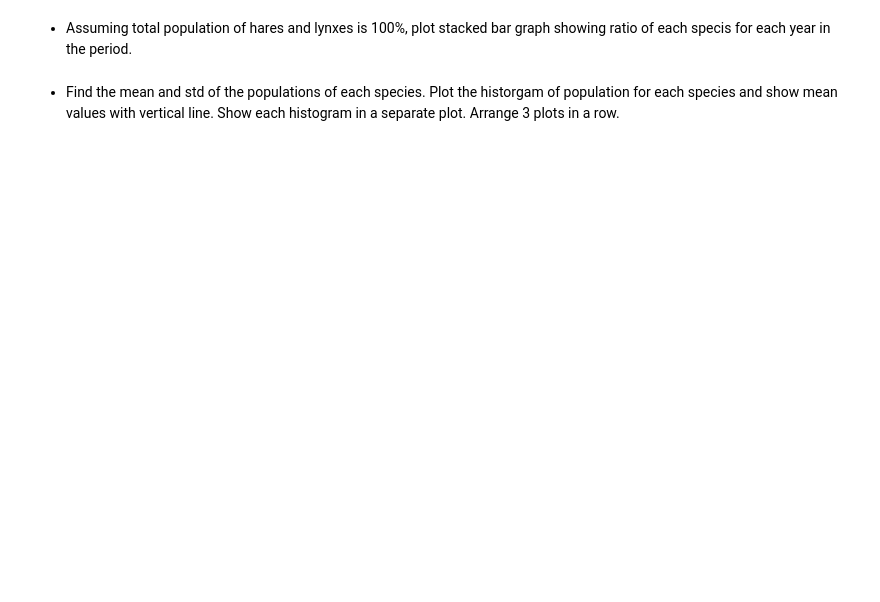
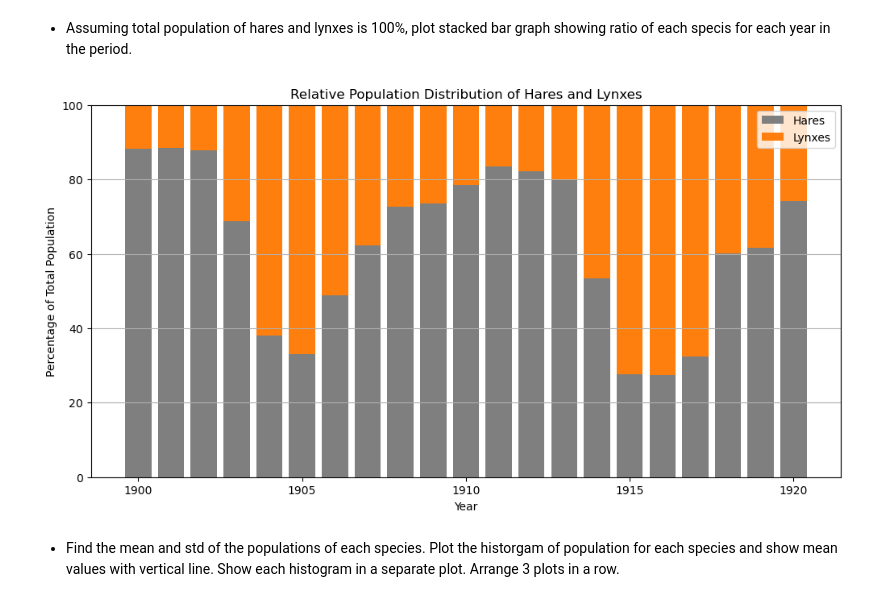
Before and after one commit to KabanovDI/HomeWork, a Jupyter notebook: hw2.ipynb, the cells around one changed output. Cells and saved outputs as stored; diff of their text form; code cells hidden in the pictures; blank space fills up the shorter version.

```diff
--- a/hw2.ipynb
+++ b/hw2.ipynb
@@ -70,4 +137,29 @@ The data in [populations.txt](https://drive.google.com/file/d/1Bq7qVzbZIOd058Vob
 # %% [markdown]
 - Assuming total population of hares and lynxes is 100%, plot stacked bar graph showing ratio of each specis for each year in the period.
+# %%
+
+# Считаем проценты
+total = hares + lynxes
+hares_percent = (hares / total) * 100
+lynxes_percent = (lynxes / total) * 100
+
+plt.figure(figsize=(12, 6))
+
+# Делаем колонки
+plt.bar(years, hares_percent, label='Hares', color='C7')
+plt.bar(years, lynxes_percent, bottom=hares_percent, label='Lynxes', color='C1')
+
+plt.xlabel('Year')
+plt.ylabel('Percentage of Total Population')
+plt.title('Relative Population Distribution of Hares and Lynxes')
+plt.legend()
+
+# Рисуем координатные линии по Y
+plt.grid(True, axis='y')
+plt.ylim(0, 100)
+
+plt.show()
+# %% [output]
+[figure, added]
 # %% [markdown]
 - Find the mean and std of the populations of each species. Plot the historgam of population for each species and show mean values with vertical line. Show each histogram in a separate plot. Arrange 3 plots in a row.
```
Also changed, not shown: parts of 7 cells of this notebook.
